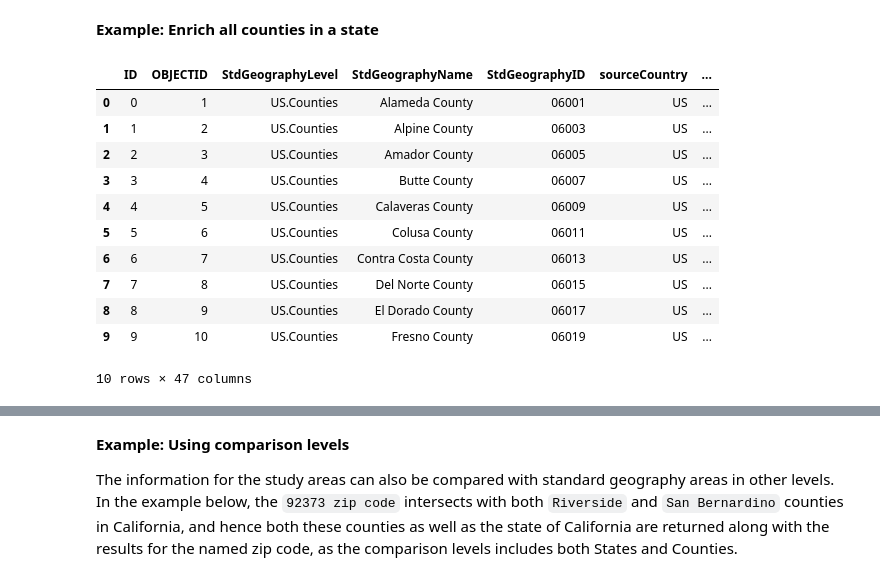
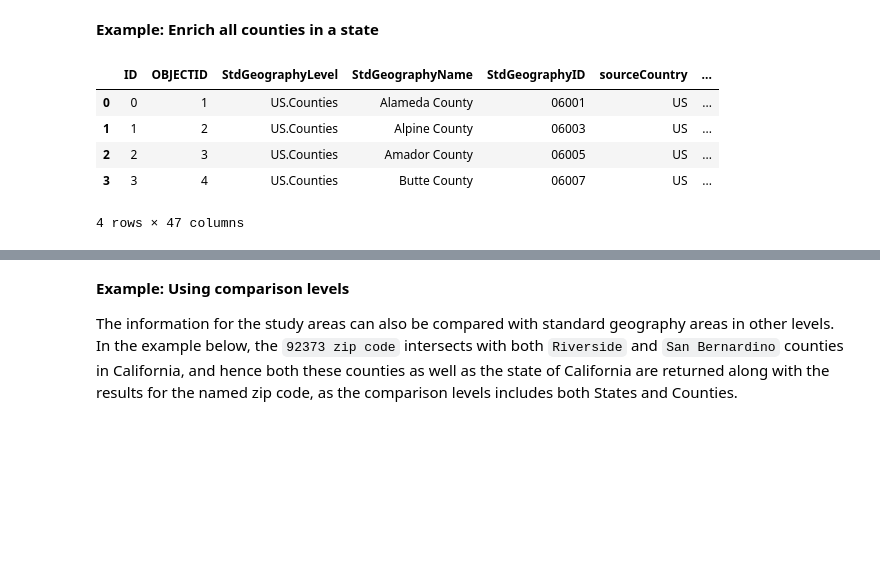
Before and after one commit to aleksey-nsk/jupyter_and_arcgis, a Jupyter notebook: example_03_geoenrichment_guide/geoenrichment_guide.ipynb, the cells around one changed output, grey strips where cells are left out. Cells and saved outputs as stored; diff of their text form; code cells hidden in the pictures; blank space fills up the shorter version.

```diff
--- a/example_03_geoenrichment_guide/geoenrichment_guide.ipynb
+++ b/example_03_geoenrichment_guide/geoenrichment_guide.ipynb
@@ -451,17 +427,11 @@ enriched_redlands
 ca_counties = usa.subgeographies.states['California'].counties
 # %%
 counties_df = enrich(study_areas=ca_counties, data_collections=['Age'])
-counties_df.head(10)
+counties_df.head(4)
 # %% [output]
 |  | ID | OBJECTID | StdGeographyLevel | StdGeographyName | StdGeographyID | sourceCountry | ... |
 | 0 | 0 | 1 | US.Counties | Alameda County | 06001 | US | ... |
 | 1 | 1 | 2 | US.Counties | Alpine County | 06003 | US | ... |
 | 2 | 2 | 3 | US.Counties | Amador County | 06005 | US | ... |
 | 3 | 3 | 4 | US.Counties | Butte County | 06007 | US | ... |
-| 4 | 4 | 5 | US.Counties | Calaveras County | 06009 | US | ... |
-| 5 | 5 | 6 | US.Counties | Colusa County | 06011 | US | ... |
-| 6 | 6 | 7 | US.Counties | Contra Costa County | 06013 | US | ... |
-| 7 | 7 | 8 | US.Counties | Del Norte County | 06015 | US | ... |
-| 8 | 8 | 9 | US.Counties | El Dorado County | 06017 | US | ... |
-| 9 | 9 | 10 | US.Counties | Fresno County | 06019 | US | ... |
-10 rows × 47 columns
+4 rows × 47 columns
```
Also changed, not shown: parts of 15 cells of this notebook, 25 other files.
